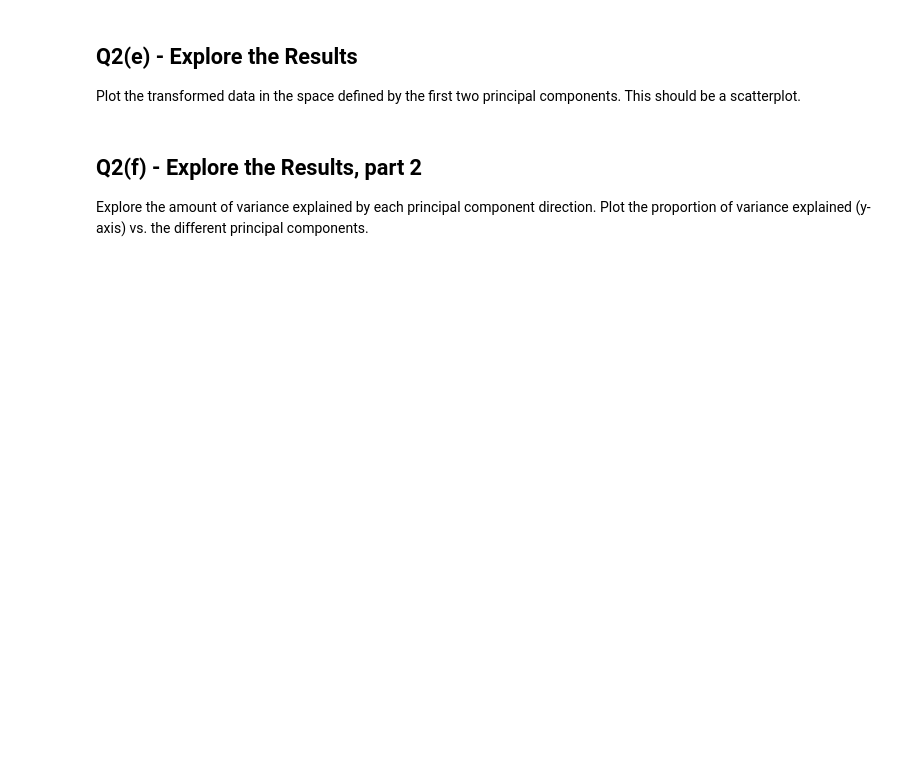
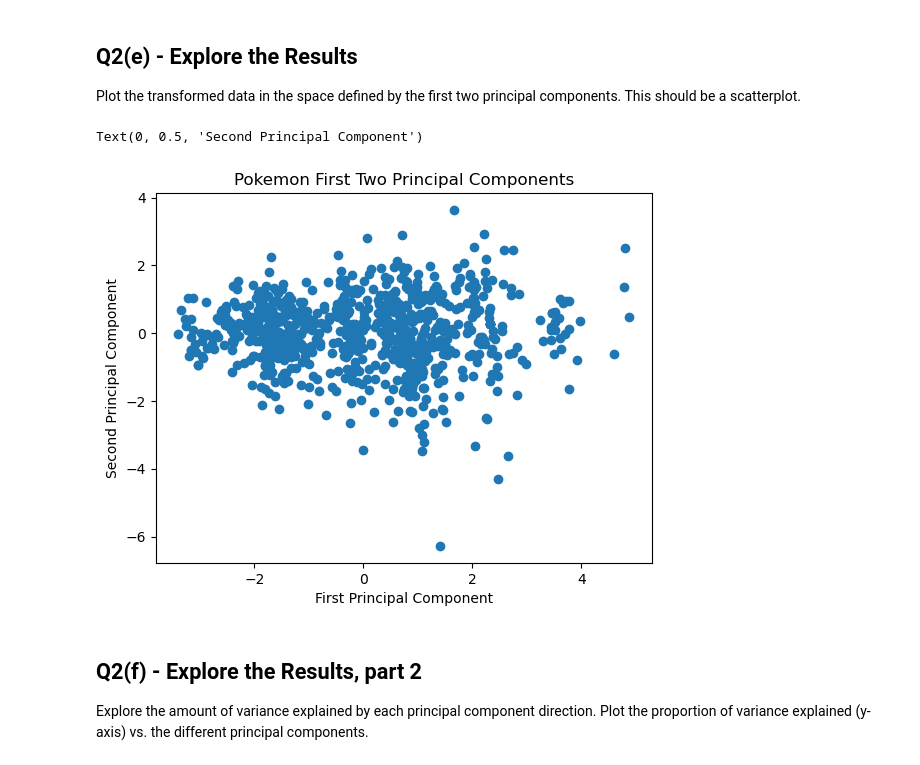
Before and after one commit to zecerman/CS4821, a Jupyter notebook: a3-4821/a3-4821.ipynb, the cells around one changed output. Drawn from its saved outputs; the diff is of its cells as text; code cells hidden in the pictures; blank space fills up the shorter version.

```diff
--- a/a3-4821/a3-4821.ipynb
+++ b/a3-4821/a3-4821.ipynb
@@ -432,7 +444,7 @@ Let's use the 6 pokemon skills viewed above.
 The six features (Pokemon Skills) have different ranges, therefore we should scale the data before considering PCA. Standardize the data over the six features of interest, store only these variables in `pokScaled` DataFrame.
 # %%
 # Scale the data
-
-pokScaled = ...
+scaler = StandardScaler()
+pokScaled = scaler.fit_transform(pok[skills])
 # %%
 grader.check("q2c")
@@ -443,8 +457,9 @@ Perform principal components analysis (PCA) on the scaled Pokemon skills data.
 Store the results of PCA in `pokPCA` and the transformed data in `pokTr`.
 # %%
 # Run PCA on the scaled data
+pca = PCA()
 
-pokPCA = ...
-pokTr = ...
+pokPCA = pca.fit(pokScaled)
+pokTr = pca.transform(pokScaled)
 # %%
 grader.check("q2d")
@@ -456,6 +473,14 @@ grader.check("q2d")
 Plot the transformed data in the space defined by the first two principal components. This should be a scatterplot.
 # %%
 # Plot the transformed data
+plt.figure()
+plt.scatter(pokTr[:, 0], pokTr[:, 1])
+plt.title('Pokemon First Two Principal Components')
+plt.xlabel('First Principal Component')
+plt.ylabel('Second Principal Component')
+# %% [output]
+Text(0, 0.5, 'Second Principal Component')
+[figure, added]
 # %% [markdown]
 <!-- END QUESTION -->
 
```
Also changed, not shown: parts of 8 cells of this notebook.
